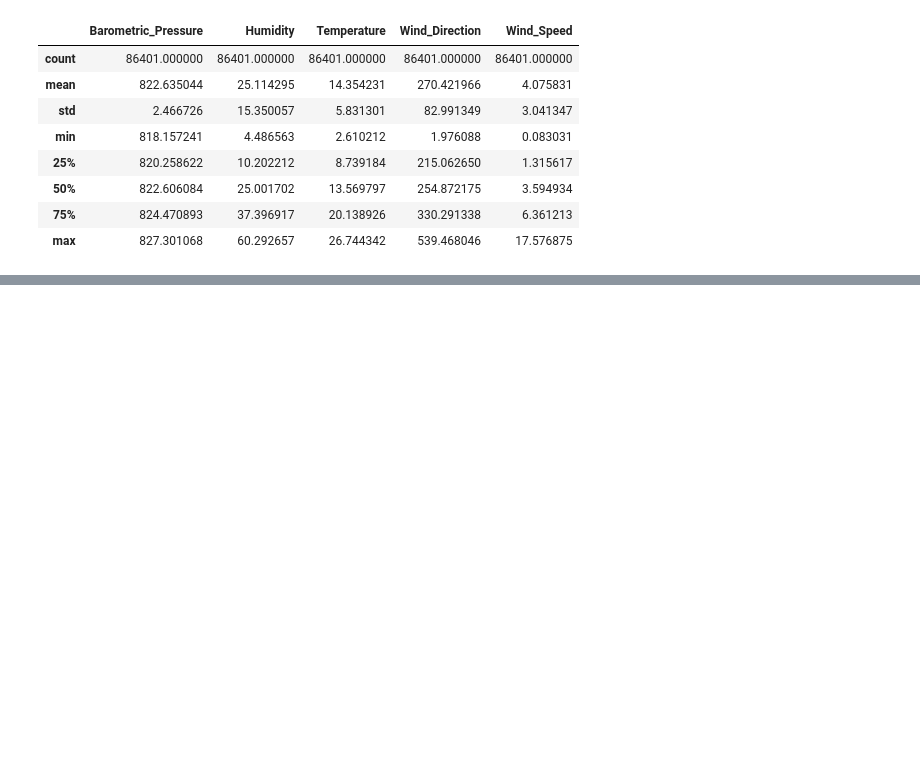
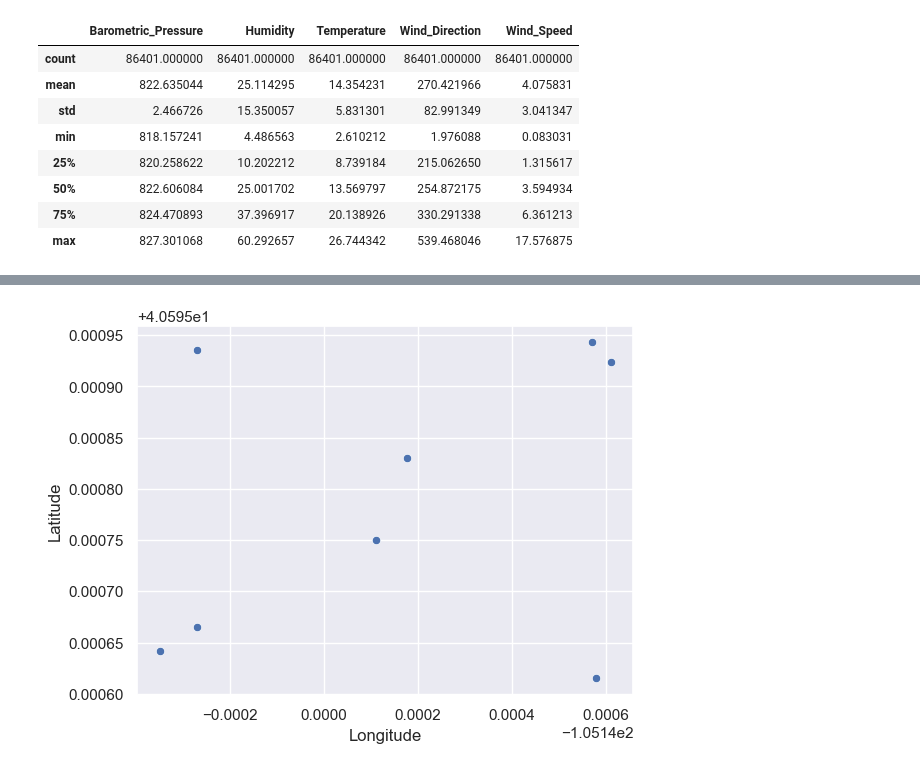
Before and after one commit to AaduMaadu/HackUTDX, a Jupyter notebook: main.ipynb, the cells around one changed output, grey strips where cells are left out. Drawn from its saved outputs; the diff is of its cells as text; code cells hidden in the pictures; blank space fills up the shorter version.

```diff
--- a/main.ipynb
+++ b/main.ipynb
@@ -44,0 +81,9 @@ def nearest_sensor(fume_cloud_cords):
+# %%
+import seaborn as sns
+import matplotlib.pyplot as plt
+
+sns.set()
+graph1 = sns.scatterplot(data=leak_location_data, x="Longitude", y="Latitude")
+# Note, some of the events have the same longitude and latitude coordinates. So within the 61 different, some stack on each other
+# %% [output]
+[figure, added]
```
Also changed, not shown: parts of 5 cells of this notebook.
